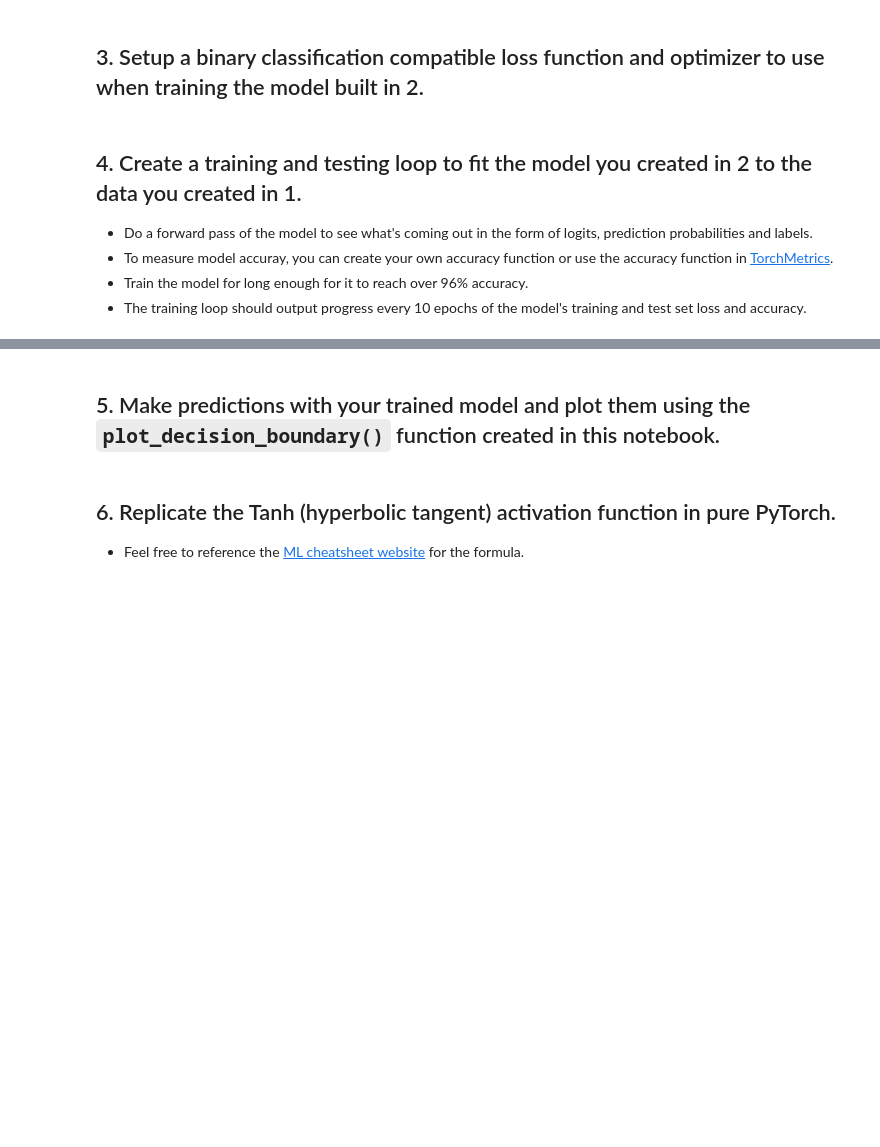
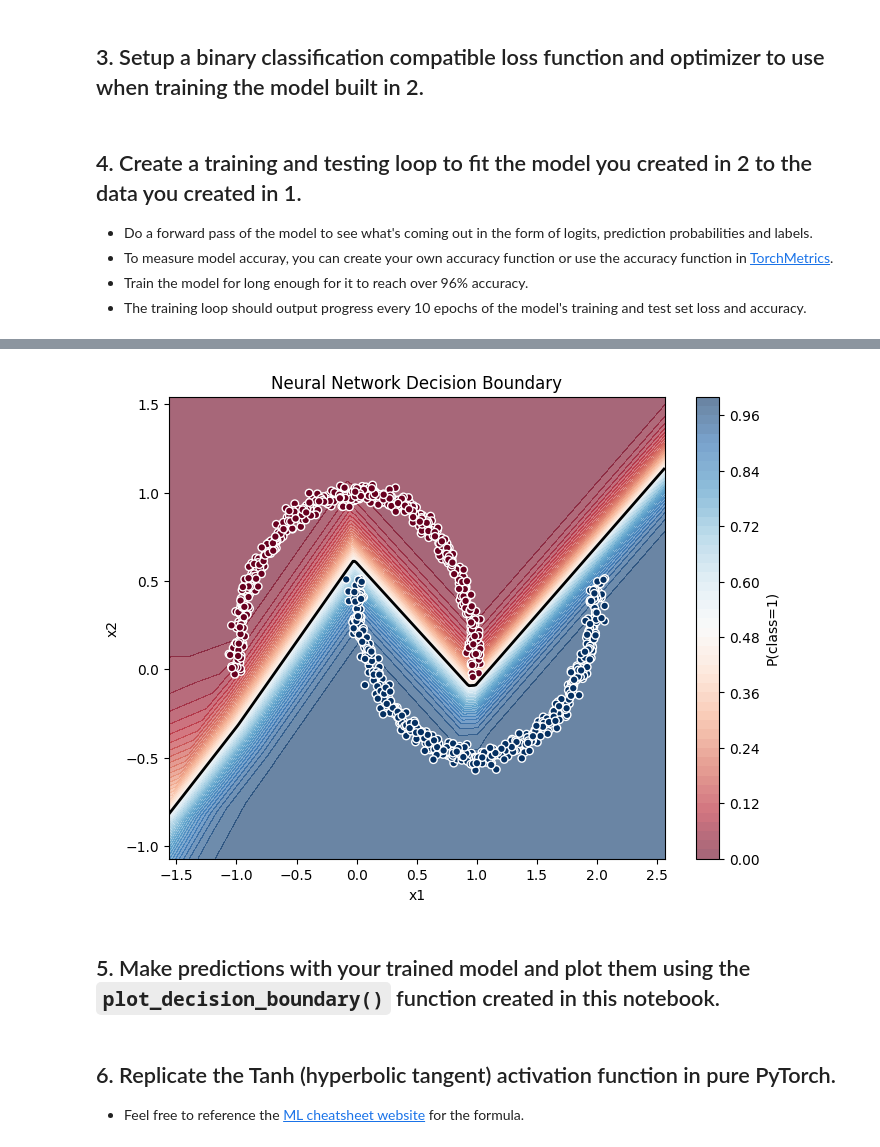
Before and after one commit to NguyenToanThang-kotaru/pytorch-deep-learning, a Jupyter notebook: extras/exercises/02_pytorch_classification_exercises.ipynb, the cells around one changed output, grey strips where cells are left out. Saved outputs shown, nothing was run; the diff lists cells and outputs as text; code cells hidden in the pictures; blank space fills up the shorter version.

```diff
--- a/extras/exercises/02_pytorch_classification_exercises.ipynb
+++ b/extras/exercises/02_pytorch_classification_exercises.ipynb
@@ -92,8 +119,9 @@ class MoonModelV0(nn.Module):
 ## 3. Setup a binary classification compatible loss function and optimizer to use when training the model built in 2.
 # %%
 # Setup loss function
-
+loss_fn = nn.BCEWithLogitsLoss()
 # Setup optimizer to optimize model's parameters
+optimizer = torch.optim.SGD(params=model_0.parameters(), lr=0.1)
 # %% [markdown]
 ## 4. Create a training and testing loop to fit the model you created in 2 to the data you created in 1.
   * Do a forward pass of the model to see what's coming out in the form of logits, prediction probabilities and labels.
@@ -106,13 +134,17 @@ class MoonModelV0(nn.Module):
 # logits (raw outputs of model)
 print("Logits:")
 ## Your code here ##
-
+logits = model_0(X)
+print(logits[:5])
 # Prediction probabilities
 print("Pred probs:")
 ## Your code here ##
-
+pred_probs = torch.sigmoid(logits)
+print(pred_probs[:5])
 # Prediction labels
 print("Pred labels:")
 ## Your code here ##
+pred_labels = torch.round(pred_probs).squeeze()
+print(pred_labels[:5])
 # %% [output]
 Logits:
@@ -121,8 +164,9 @@ Pred labels:
 # %%
 # Let's calculuate the accuracy using accuracy from TorchMetrics
-!pip -q install torchmetrics # Colab doesn't come with torchmetrics
+# !pip -q install torchmetrics # Colab doesn't come with torchmetrics
 from torchmetrics import Accuracy
 
 ## TODO: Uncomment this code to use the Accuracy function
-# acc_fn = Accuracy(task="multiclass", num_classes=2).to(device) # send accuracy function to device
-# acc_fn
+acc_fn = Accuracy(task="MULTICLASS",num_classes=2).to(device) # send accuracy function to device
+acc = acc_fn(pred_labels, y)
+print(acc)
@@ -179,3 +247,55 @@ from torchmetrics import Accuracy
+# %%
+import numpy as np
+import matplotlib.pyplot as plt
+
+def plot_decision_boundary(model, X, y):
+    model.eval()
+
+    # Convert to numpy
+    X_np = X.cpu().numpy()
+    y_np = y.cpu().numpy().ravel()
+
+    # Create mesh grid
+    x_min, x_max = X_np[:, 0].min() - 0.5, X_np[:, 0].max() + 0.5
+    y_min, y_max = X_np[:, 1].min() - 0.5, X_np[:, 1].max() + 0.5
+
+    xx, yy = np.meshgrid(
+        np.linspace(x_min, x_max, 300),
+        np.linspace(y_min, y_max, 300)
+    )
+
+    # Stack grid points
+    grid = np.c_[xx.ravel(), yy.ravel()]
+    grid_tensor = torch.from_numpy(grid).float().to(X.device)
+
+    # Forward pass
+    with torch.no_grad():
+        logits = model(grid_tensor)
+        probs = torch.sigmoid(logits)
+        Z = probs.reshape(xx.shape).cpu().numpy()
+
+    # Plot
+    plt.figure(figsize=(8, 6))
+    plt.contourf(xx, yy, Z, levels=50, cmap="RdBu", alpha=0.6)
+    plt.colorbar(label="P(class=1)")
+
+    # Decision boundary (0.5)
+    plt.contour(xx, yy, Z, levels=[0.5], colors="black", linewidths=2)
+
+    # Scatter original data
+    plt.scatter(
+        X_np[:, 0], X_np[:, 1],
+        c=y_np, cmap="RdBu", edgecolors="white", s=30
+    )
+
+    plt.xlabel("x1")
+    plt.ylabel("x2")
+    plt.title("Neural Network Decision Boundary")
+    plt.show()
+
+plot_decision_boundary(model_0, X, y)
+# %% [output]
+[figure, added]
 # %% [markdown]
 ## 5. Make predictions with your trained model and plot them using the `plot_decision_boundary()` function created in this notebook.
 # %%
```
Also changed, not shown: parts of 8 cells of this notebook, 1 other file.
